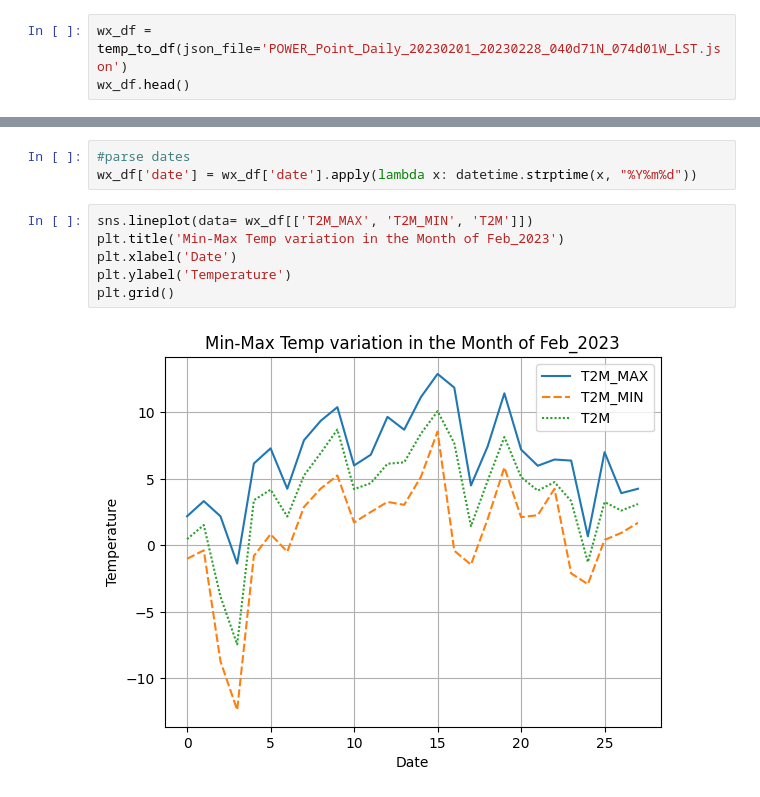
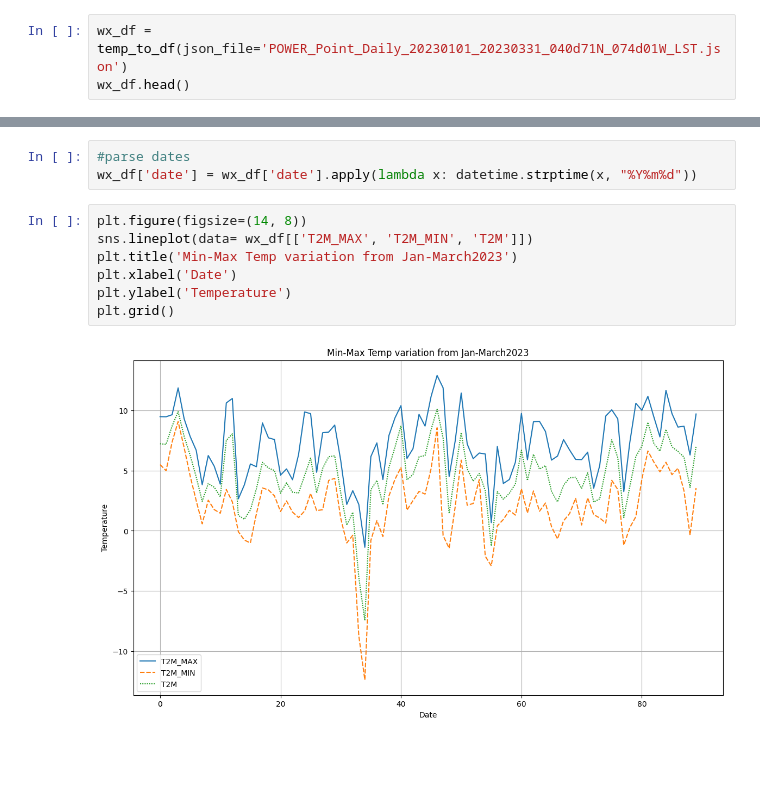
Before and after one commit to farazrahman/EarthScienceAnalytics, a Jupyter notebook: DailyWeather_NASA_POWER/DailyWeather_Viz.ipynb, the cells around one changed output, grey strips where cells are left out. Saved outputs shown, nothing was run; the diff lists cells and outputs as text; blank space fills up the shorter version.

```diff
--- a/DailyWeather_NASA_POWER/DailyWeather_Viz.ipynb
+++ b/DailyWeather_NASA_POWER/DailyWeather_Viz.ipynb
@@ -5,6 +5,6 @@ import seaborn as sns
 import matplotlib.pyplot as plt
 from weather_fetch import temp_to_df
 # %%
-wx_df = temp_to_df(json_file='POWER_Point_Daily_20230201_20230228_040d71N_074d01W_LST.json')
+wx_df = temp_to_df(json_file='POWER_Point_Daily_20230101_20230331_040d71N_074d01W_LST.json')
 wx_df.head()
 # %% [output]
@@ -35,10 +37,11 @@ None
 #parse dates
 wx_df['date'] = wx_df['date'].apply(lambda x: datetime.strptime(x, "%Y%m%d"))
 # %%
+plt.figure(figsize=(14, 8))
 sns.lineplot(data= wx_df[['T2M_MAX', 'T2M_MIN', 'T2M']])
-plt.title('Min-Max Temp variation in the Month of Feb_2023')
+plt.title('Min-Max Temp variation from Jan-March2023')
 plt.xlabel('Date')
 plt.ylabel('Temperature')
 plt.grid()
 # %% [output]
-[figure, old version]
+[figure, new version]
```
Also changed, not shown: parts of 2 cells of this notebook.
